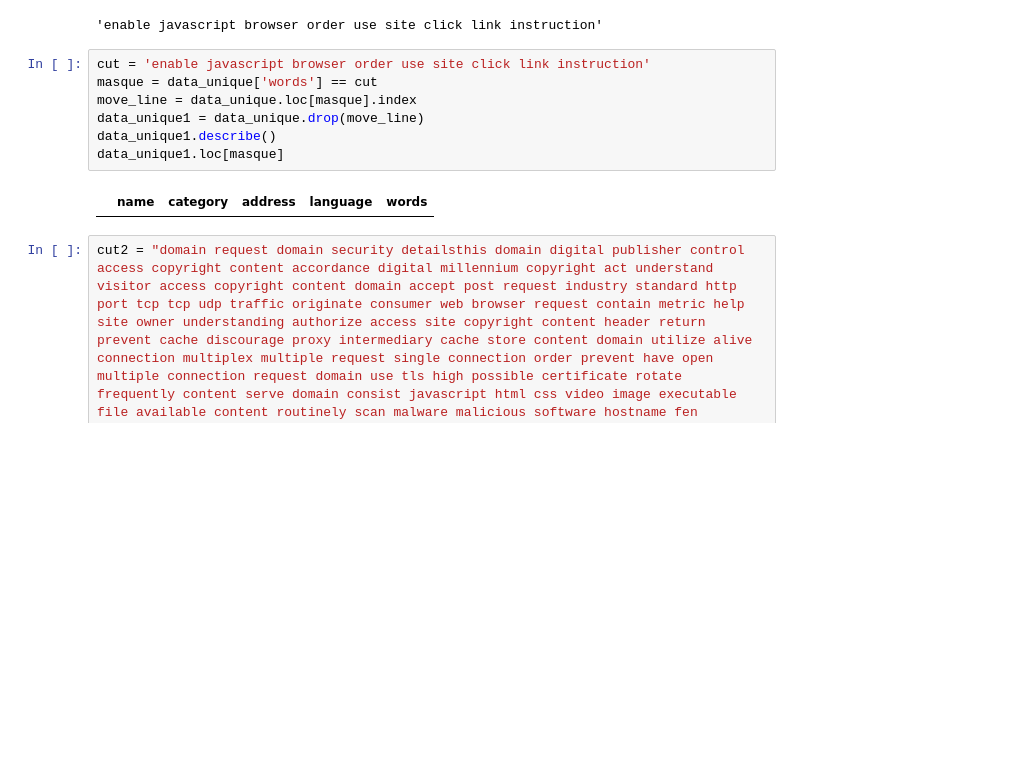
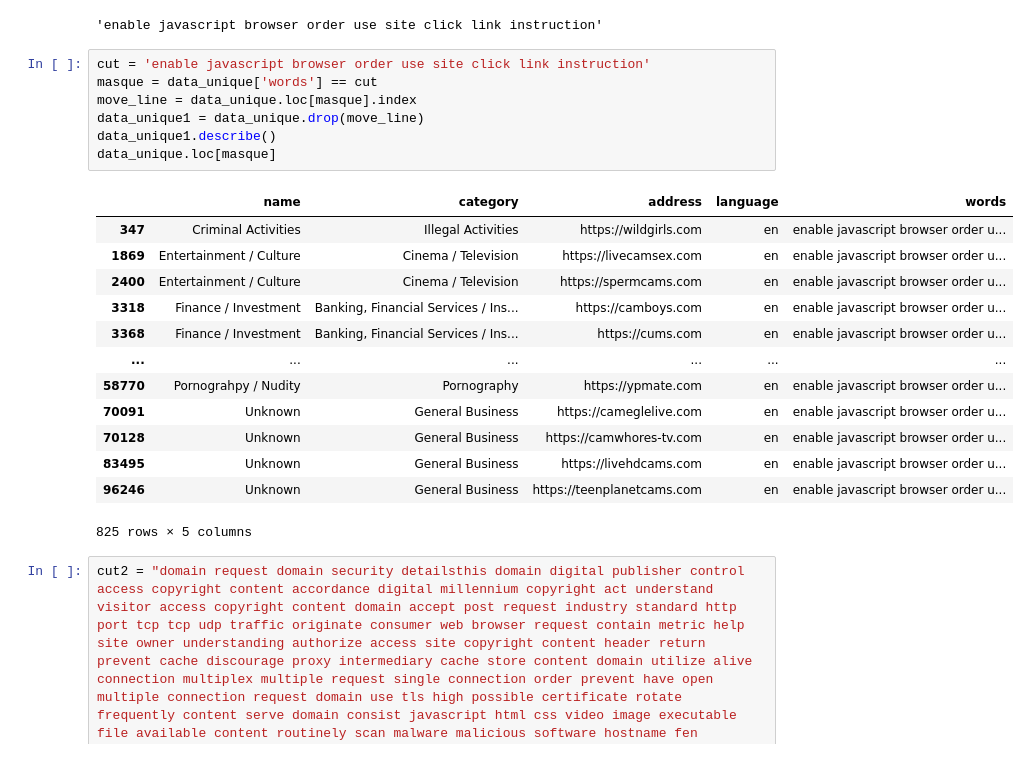
Before and after one commit to Steve2404/Praktikum, a Jupyter notebook: Projekt/scraping_file.ipynb, the cells around one changed output. Drawn from its saved outputs; the diff is of its cells as text; blank space fills up the shorter version.

```diff
--- a/Projekt/scraping_file.ipynb
+++ b/Projekt/scraping_file.ipynb
@@ -420,12 +466,24 @@ data_unique.describe().words.top
 # %%
 cut = 'enable javascript browser order use site click link instruction'
 masque = data_unique['words'] == cut
 move_line = data_unique.loc[masque].index
 data_unique1 = data_unique.drop(move_line)
 data_unique1.describe()
-data_unique1.loc[masque]
+data_unique.loc[masque]
 # %% [output]
 |  | name | category | address | language | words |
+| 347 | Criminal Activities | Illegal Activities | https://wildgirls.com | en | enable javascript browser order u... |
+| 1869 | Entertainment / Culture | Cinema / Television | https://livecamsex.com | en | enable javascript browser order u... |
+| 2400 | Entertainment / Culture | Cinema / Television | https://spermcams.com | en | enable javascript browser order u... |
+| 3318 | Finance / Investment | Banking, Financial Services / Ins... | https://camboys.com | en | enable javascript browser order u... |
+| 3368 | Finance / Investment | Banking, Financial Services / Ins... | https://cums.com | en | enable javascript browser order u... |
+| ... | ... | ... | ... | ... | ... |
+| 58770 | Pornograhpy / Nudity | Pornography | https://ypmate.com | en | enable javascript browser order u... |
+| 70091 | Unknown | General Business | https://cameglelive.com | en | enable javascript browser order u... |
+| 70128 | Unknown | General Business | https://camwhores-tv.com | en | enable javascript browser order u... |
+| 83495 | Unknown | General Business | https://livehdcams.com | en | enable javascript browser order u... |
+| 96246 | Unknown | General Business | https://teenplanetcams.com | en | enable javascript browser order u... |
+825 rows × 5 columns
 # %%
 cut2 = "domain request domain security detailsthis domain digital publisher control access copyright content accordance digital millennium copyright act understand visitor access copyright content domain accept post request industry standard http port tcp tcp udp traffic originate consumer web browser request contain metric help site owner understanding authorize access site copyright content header return prevent cache discourage proxy intermediary cache store content domain utilize alive connection multiplex multiple request single connection order prevent have open multiple connection request domain use tls high possible certificate rotate frequently content serve domain consist javascript html css video image executable file available content routinely scan malware malicious software hostname fen hoothoot europe west1 w5gn datacenter gce europe west1"
 
```
Also changed, not shown: parts of 5 cells of this notebook, 3 other files.
